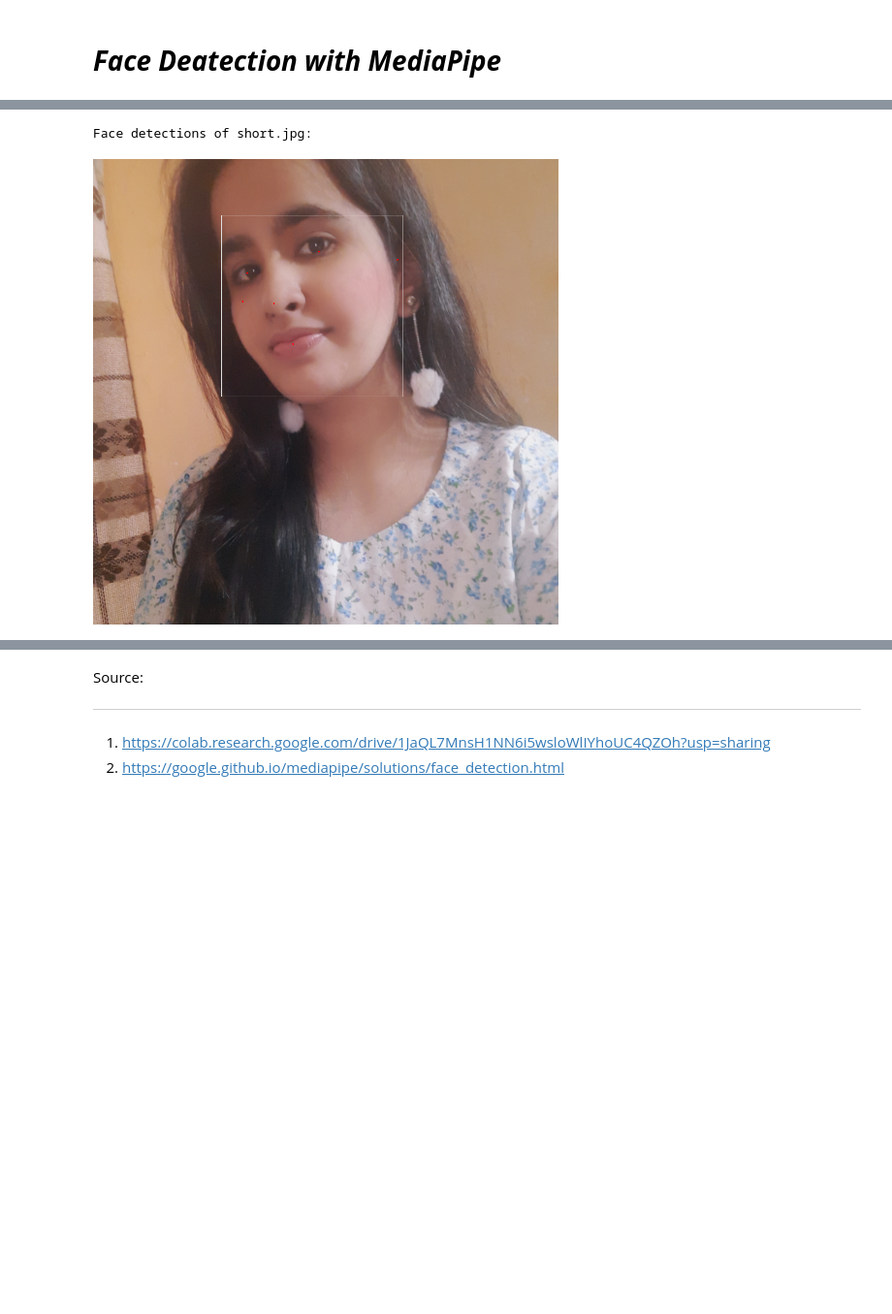
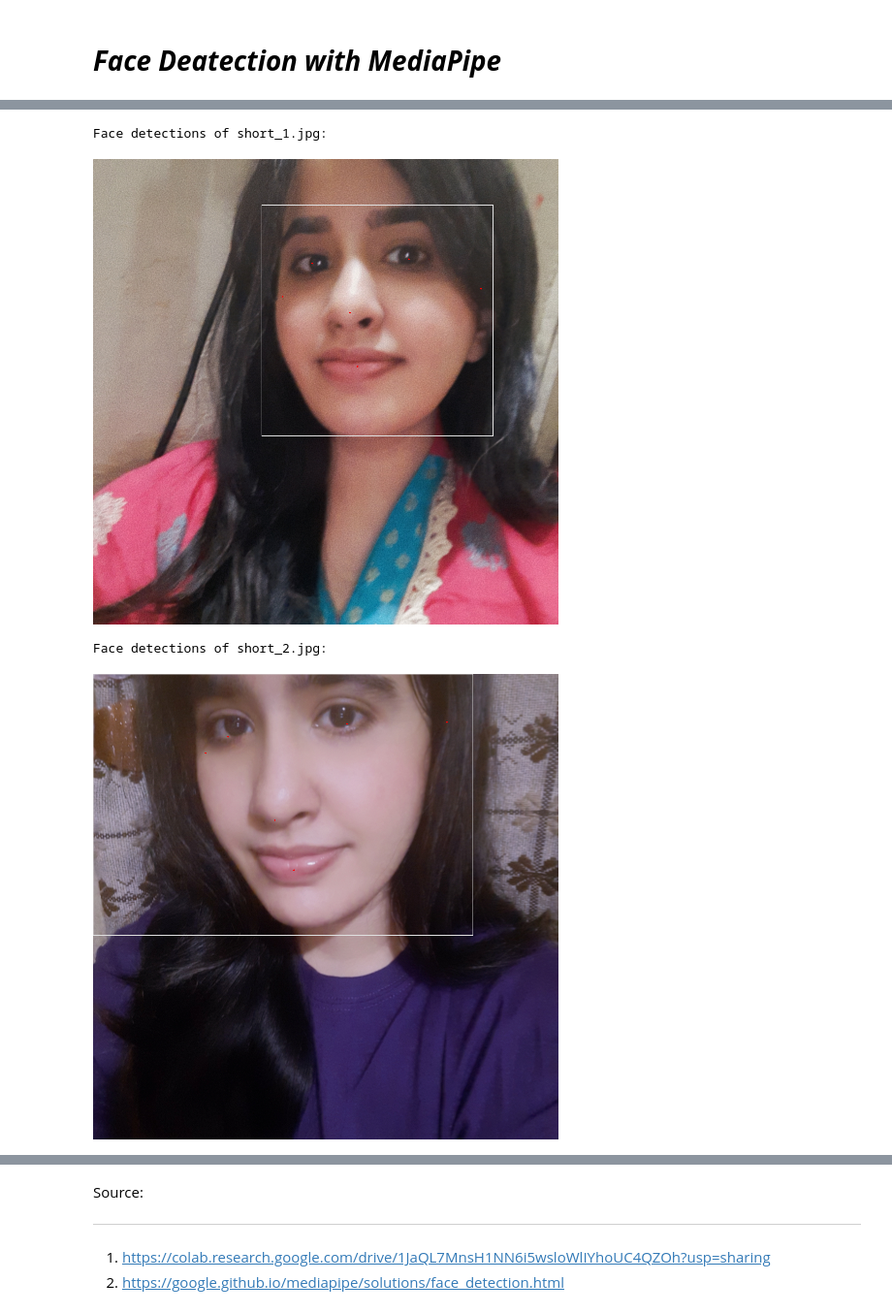
Before and after one commit to HanifaElahi/Mediapipe, a Jupyter notebook: Face_Detection_with_Mediapipe.ipynb, the cells around one changed output, grey strips where cells are left out. Shown at 97% size. Drawn from its saved outputs; the diff is of its cells as text; code cells hidden in the pictures; blank space fills up the shorter version.

```diff
--- a/Face_Detection_with_Mediapipe.ipynb
+++ b/Face_Detection_with_Mediapipe.ipynb
@@ -102,24 +104,26 @@ mp_drawing = mp.solutions.drawing_utils
 drawing_spec = mp_drawing.DrawingSpec(thickness=5, circle_radius=6)
 # %%
 # Run MediaPipe Face Detection with short range model.
-
 with mp_face_detection.FaceDetection(
     min_detection_confidence=0.5, model_selection=0) as face_detection:
   for name, image in short_range_images.items():
     # Convert the BGR image to RGB and process it with MediaPipe Face Detection.
     results = face_detection.process(cv2.cvtColor(image, cv2.COLOR_BGR2RGB))
 
     # Draw face detections of each face.
     print(f'Face detections of {name}:')
     if not results.detections:
       continue
     annotated_image = image.copy()
     for detection in results.detections:
       mp_drawing.draw_detection(annotated_image, detection)
     resize_and_show(annotated_image)
+    cv2.imwrite('annotated_image' + str(name) + '.png', annotated_image)
 # %% [output]
-Face detections of short.jpg:
+Face detections of short_1.jpg:
-[figure, old version]
+[figure, new version]
+Face detections of short_2.jpg:
+[figure, added]
 # %%
 # Run MediaPipe Face Detection with full range model.
 
```
Also changed, not shown: parts of 6 cells of this notebook.
